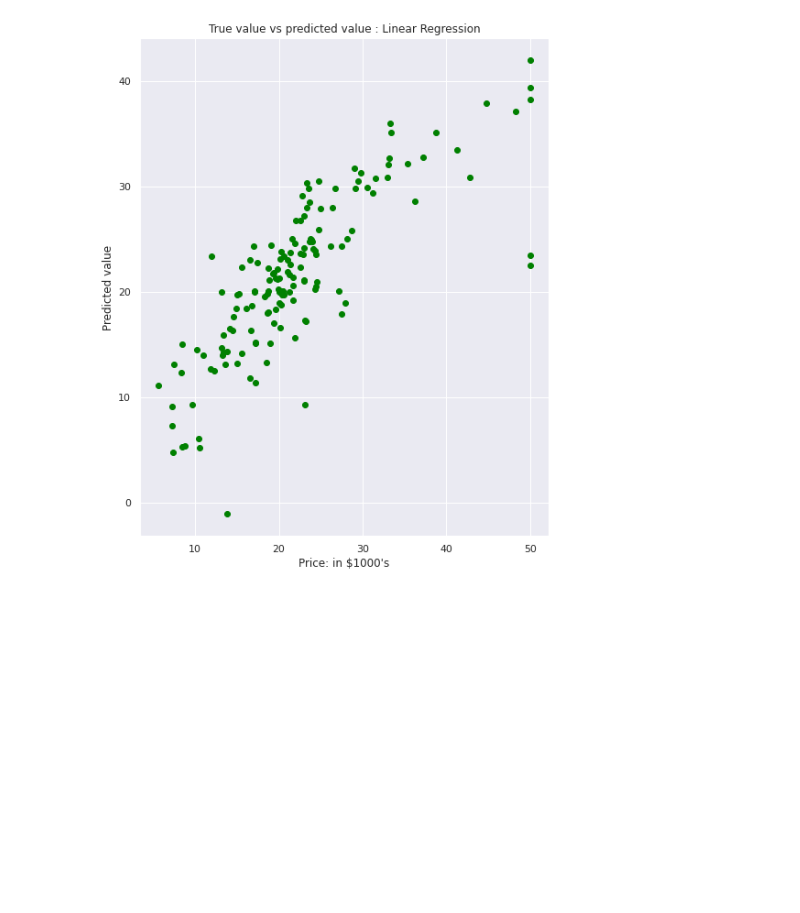
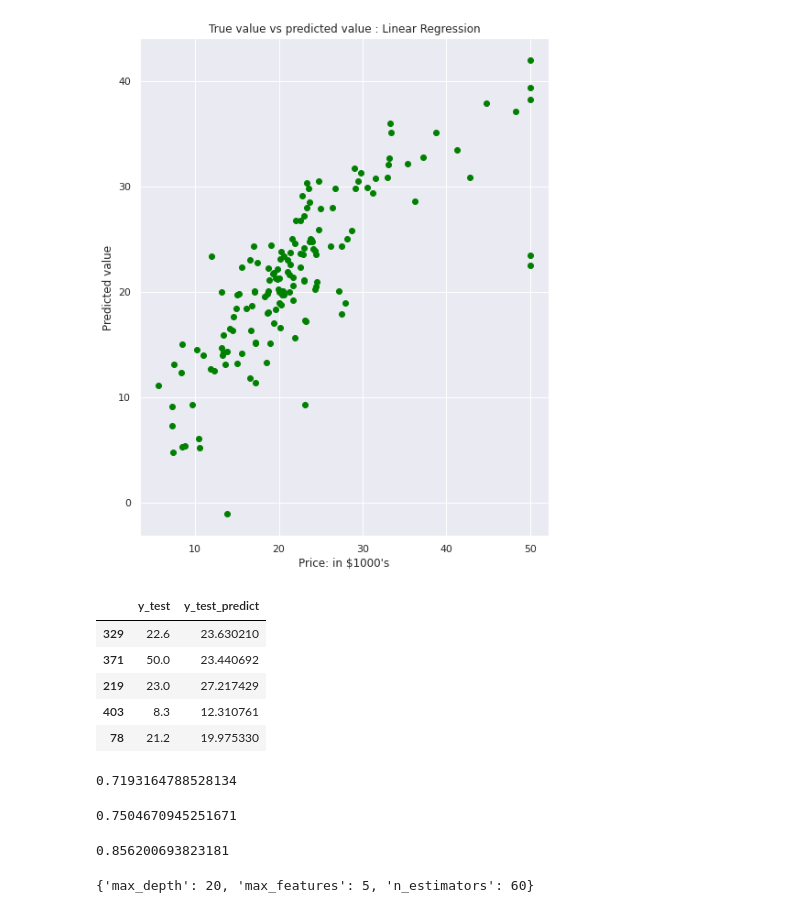
Before and after one commit to nirob07/-iNeuron, a Jupyter notebook: BostonLinearRegression.ipynb, the cells around one changed output. Saved outputs shown, nothing was run; the diff lists cells and outputs as text; code cells hidden in the pictures; blank space fills up the shorter version.

```diff
--- a/BostonLinearRegression.ipynb
+++ b/BostonLinearRegression.ipynb
@@ -387,3 +387,50 @@ plt.title("True value vs predicted value : Linear Regression")
 plt.show()
 # %% [output]
 [figure]
+# %%
+skdf = pd.DataFrame({
+    "y_test":y_test,
+    "y_test_predict":y_test_predict
+})
+skdf.head(5)
+# %% [output]
+|  | y_test | y_test_predict |
+| 329 | 22.6 | 23.630210 |
+| 371 | 50.0 | 23.440692 |
+| 219 | 23.0 | 27.217429 |
+| 403 | 8.3 | 12.310761 |
+| 78 | 21.2 | 19.975330 |
+# %%
+from sklearn import ensemble
+dt=ensemble.RandomForestRegressor(n_estimators=5,max_depth=3)
+dt.fit(X_train,y_train)
+dt.score(X_test,y_test)
+# %% [output]
+0.7193164788528134
+# %%
+from sklearn.model_selection import cross_val_score
+scores1 = cross_val_score(ensemble.RandomForestRegressor(n_estimators=5,max_depth=3),X_train,y_train,cv=10)
+np.average(scores1)
+# %% [output]
+0.7504670945251671
+# %%
+model=ensemble.RandomForestRegressor()
+from sklearn.model_selection import GridSearchCV
+parameters=[{'n_estimators':[20,30,40,60,100], 'max_depth':
+             [5,10,15,20]},
+             {'n_estimators':[20,30,40,60,100], 'max_depth':
+             [5,10,15,20],'max_features':[2,5,8]}]
+
+grid_search = GridSearchCV(estimator=model,
+                           param_grid=parameters,
+                           cv=10,
+                           n_jobs=-1)
+
+grid = grid_search.fit(X_train,y_train)
+grid.best_score_
+# %% [output]
+0.856200693823181
+# %%
+grid.best_params_
+# %% [output]
+{'max_depth': 20, 'max_features': 5, 'n_estimators': 60}
```
Also changed, not shown: 4 other files.
